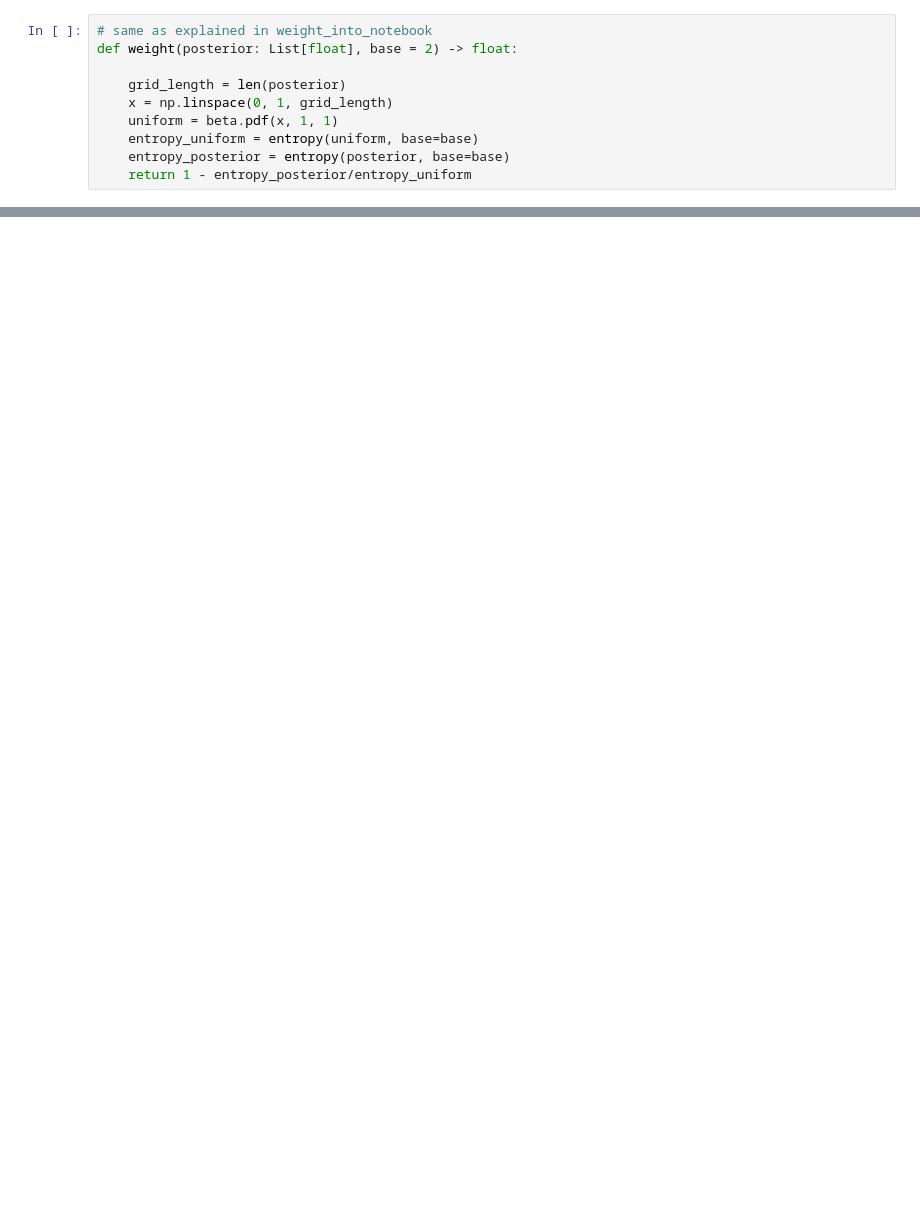
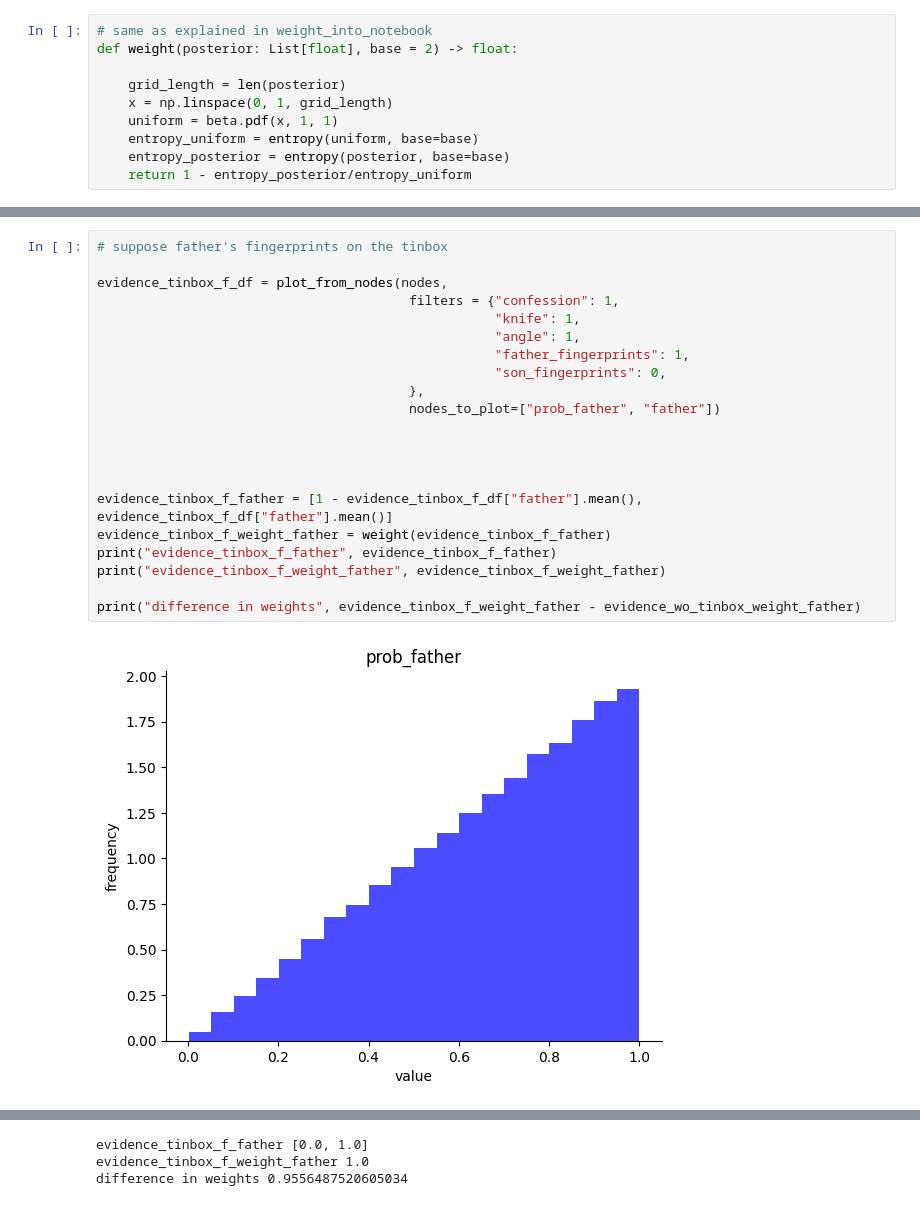
Before and after one commit to rfl-urbaniak/MRbook, a Jupyter notebook: weight-paper/scripts/tinbox-model.ipynb, the cells around one changed output, grey strips where cells are left out. Cells and saved outputs as stored; diff of their text form; blank space fills up the shorter version.

Commit message:
update of tinbox

```diff
--- a/weight-paper/scripts/tinbox-model.ipynb
+++ b/weight-paper/scripts/tinbox-model.ipynb
@@ -162,0 +122,23 @@ Name: prob_father, Length: 1683, dtype: float32
+# %%
+# suppose father's fingerprints on the tinbox
+
+evidence_tinbox_f_df = plot_from_nodes(nodes,
+                                        filters = {"confession": 1,
+                                                   "knife": 1,
+                                                   "angle": 1,
+                                                   "father_fingerprints": 1,
+                                                   "son_fingerprints": 0,
+                                        },
+                                        nodes_to_plot=["prob_father", "father"])
+
+
+
+
+evidence_tinbox_f_father = [1 - evidence_tinbox_f_df["father"].mean(), evidence_tinbox_f_df["father"].mean()]
+evidence_tinbox_f_weight_father = weight(evidence_tinbox_f_father)
+print("evidence_tinbox_f_father", evidence_tinbox_f_father)
+print("evidence_tinbox_f_weight_father", evidence_tinbox_f_weight_father)
+
+print("difference in weights", evidence_tinbox_f_weight_father - evidence_wo_tinbox_weight_father)
+# %% [output]
+[figure, added]
@@ -162,0 +146,3 @@ Name: prob_father, Length: 1683, dtype: float32
+evidence_tinbox_f_father [0.0, 1.0]
+evidence_tinbox_f_weight_father 1.0
+difference in weights 0.9556487520605034
```
Also changed, not shown: parts of 7 cells of this notebook.
